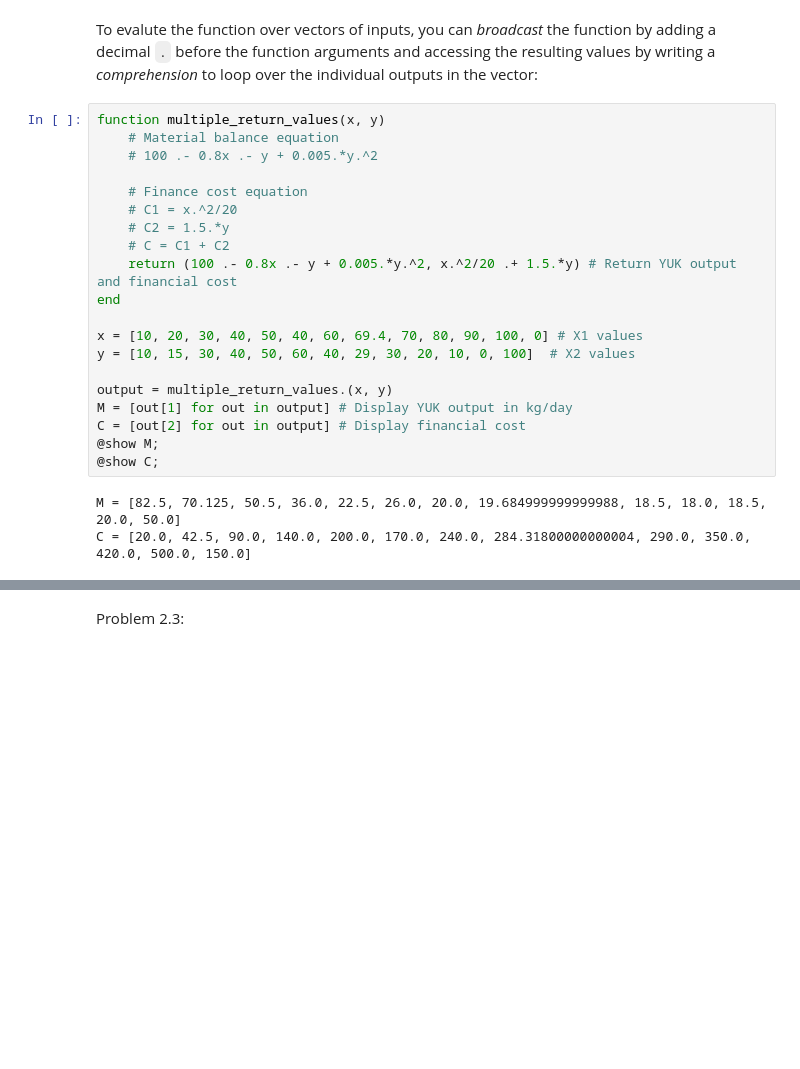
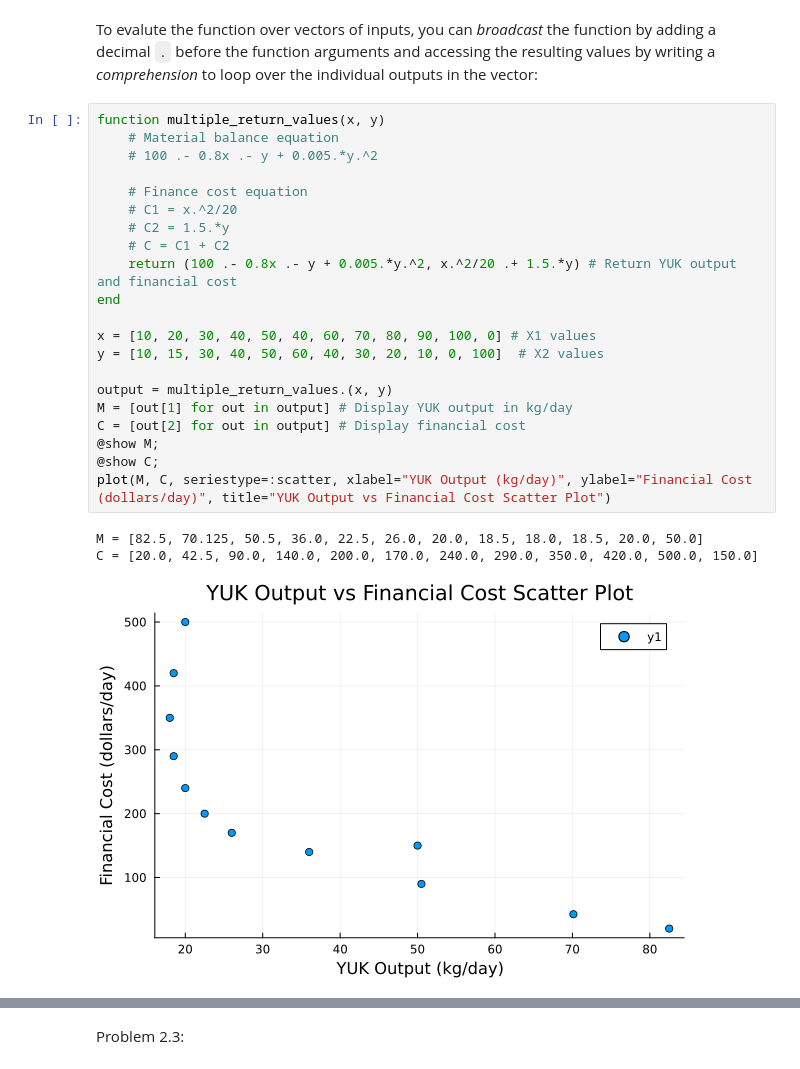
Before and after one commit to BEE4750-FA25/bee4750-hw1-evo, a Jupyter notebook: hw01.ipynb, the cells around one changed output, grey strips where cells are left out. Cells and saved outputs as stored; diff of their text form; blank space fills up the shorter version.

```diff
--- a/hw01.ipynb
+++ b/hw01.ipynb
@@ -366,23 +370,25 @@ the individual outputs in the vector:
 # %%
 function multiple_return_values(x, y)
     # Material balance equation
     # 100 .- 0.8x .- y + 0.005.*y.^2
 
     # Finance cost equation
     # C1 = x.^2/20
     # C2 = 1.5.*y
     # C = C1 + C2
     return (100 .- 0.8x .- y + 0.005.*y.^2, x.^2/20 .+ 1.5.*y) # Return YUK output and financial cost
 end
 
-x = [10, 20, 30, 40, 50, 40, 60, 69.4, 70, 80, 90, 100, 0] # X1 values
-y = [10, 15, 30, 40, 50, 60, 40, 29, 30, 20, 10, 0, 100]  # X2 values
+x = [10, 20, 30, 40, 50, 40, 60, 70, 80, 90, 100, 0] # X1 values
+y = [10, 15, 30, 40, 50, 60, 40, 30, 20, 10, 0, 100]  # X2 values
 
 output = multiple_return_values.(x, y)
 M = [out[1] for out in output] # Display YUK output in kg/day
 C = [out[2] for out in output] # Display financial cost
 @show M;
 @show C;
+plot(M, C, seriestype=:scatter, xlabel="YUK Output (kg/day)", ylabel="Financial Cost (dollars/day)", title="YUK Output vs Financial Cost Scatter Plot")
 # %% [output]
-M = [82.5, 70.125, 50.5, 36.0, 22.5, 26.0, 20.0, 19.684999999999988, 18.5, 18.0, 18.5, 20.0, 50.0]
-C = [20.0, 42.5, 90.0, 140.0, 200.0, 170.0, 240.0, 284.31800000000004, 290.0, 350.0, 420.0, 500.0, 150.0]
+M = [82.5, 70.125, 50.5, 36.0, 22.5, 26.0, 20.0, 18.5, 18.0, 18.5, 20.0, 50.0]
+C = [20.0, 42.5, 90.0, 140.0, 200.0, 170.0, 240.0, 290.0, 350.0, 420.0, 500.0, 150.0]
+[figure, added]
```
Also changed, not shown: parts of 4 cells of this notebook.
